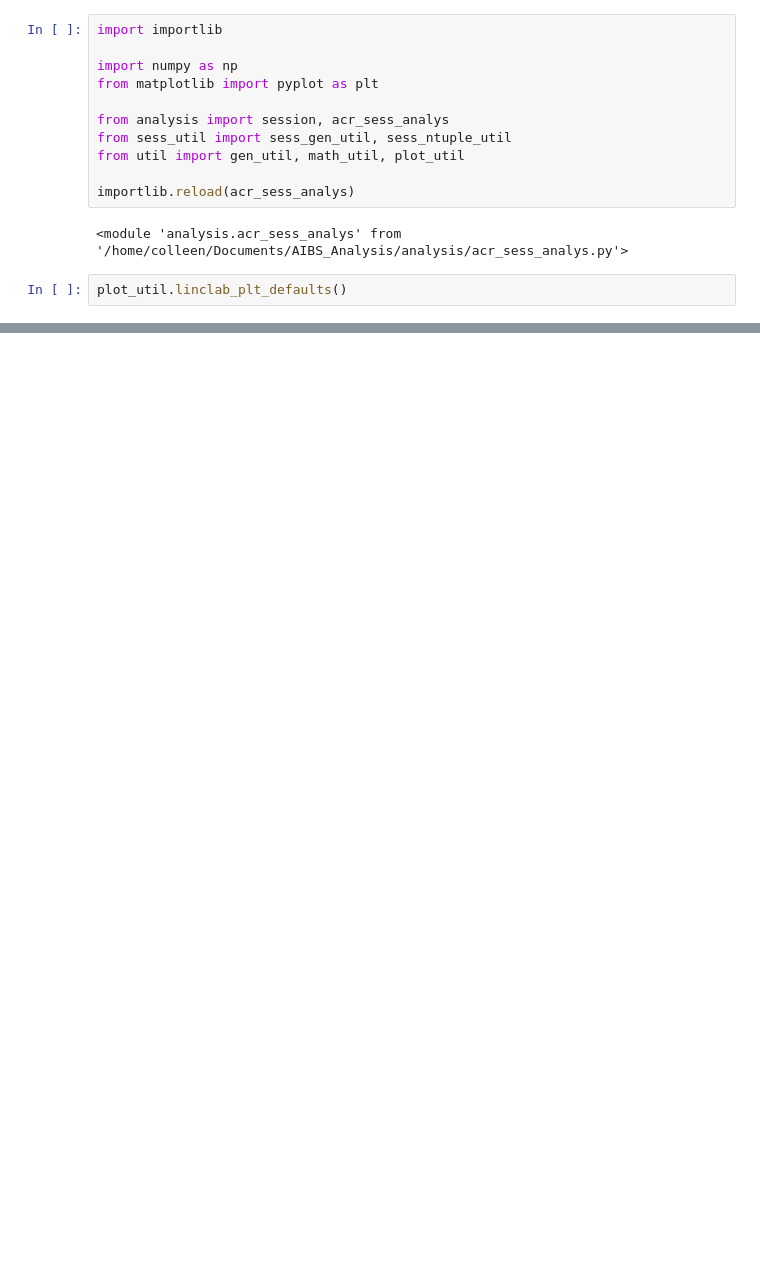
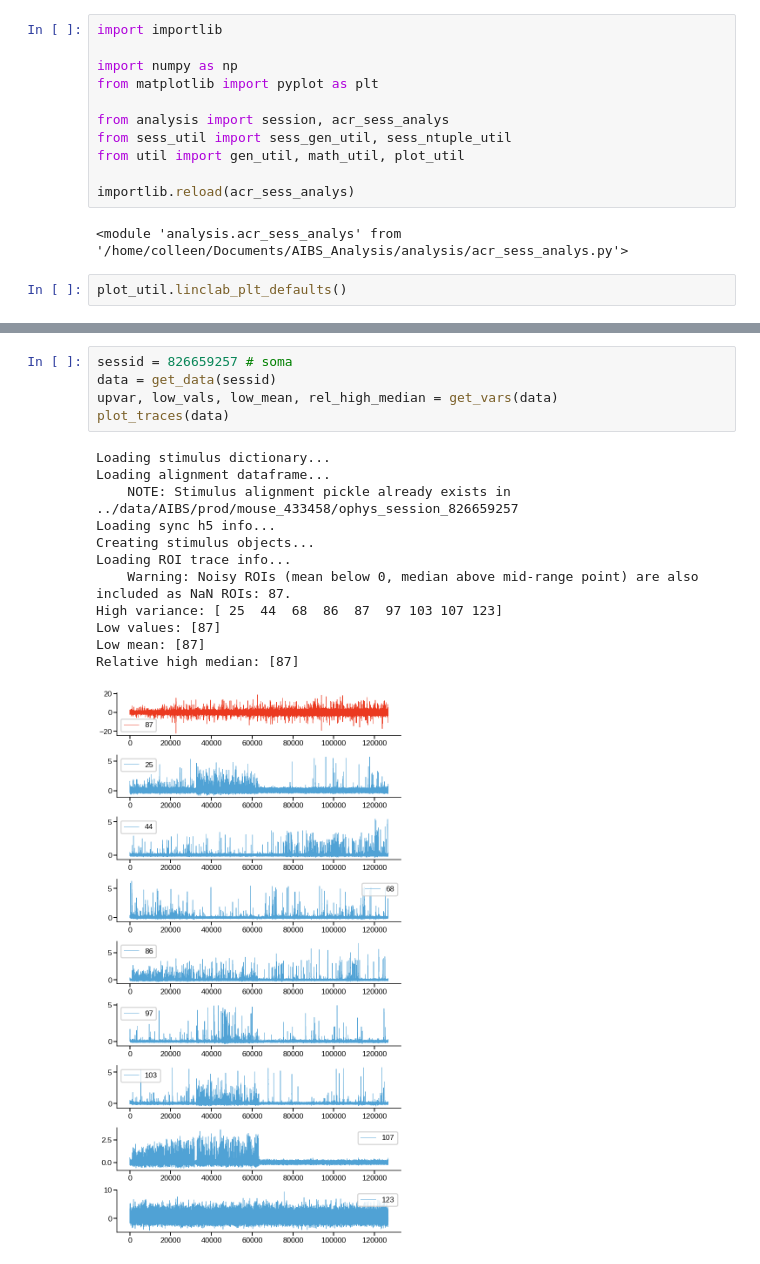
Before and after one commit to colleenjg/OpenScope_CA_Analysis, a Jupyter notebook: dev_notebook.ipynb, the cells around one changed output, grey strips where cells are left out. Drawn from its saved outputs; the diff is of its cells as text; blank space fills up the shorter version.

```diff
--- a/dev_notebook.ipynb
+++ b/dev_notebook.ipynb
@@ -62,0 +93,18 @@ _ = ax.errorbar(range(diff_data.shape[1]), np.mean(diff_data, axis=0),
+# %%
+sessid = 826659257 # soma
+data = get_data(sessid)
+upvar, low_vals, low_mean, rel_high_median = get_vars(data)
+plot_traces(data)
+# %% [output]
+Loading stimulus dictionary...
+Loading alignment dataframe...
+    NOTE: Stimulus alignment pickle already exists in ../data/AIBS/prod/mouse_433458/ophys_session_826659257
+Loading sync h5 info...
+Creating stimulus objects...
+Loading ROI trace info...
+    Warning: Noisy ROIs (mean below 0, median above mid-range point) are also included as NaN ROIs: 87.
+High variance: [ 25  44  68  86  87  97 103 107 123]
+Low values: [87]
+Low mean: [87]
+Relative high median: [87]
+[figure, added]
```
Also changed, not shown: parts of 10 cells of this notebook, 14 other files.
